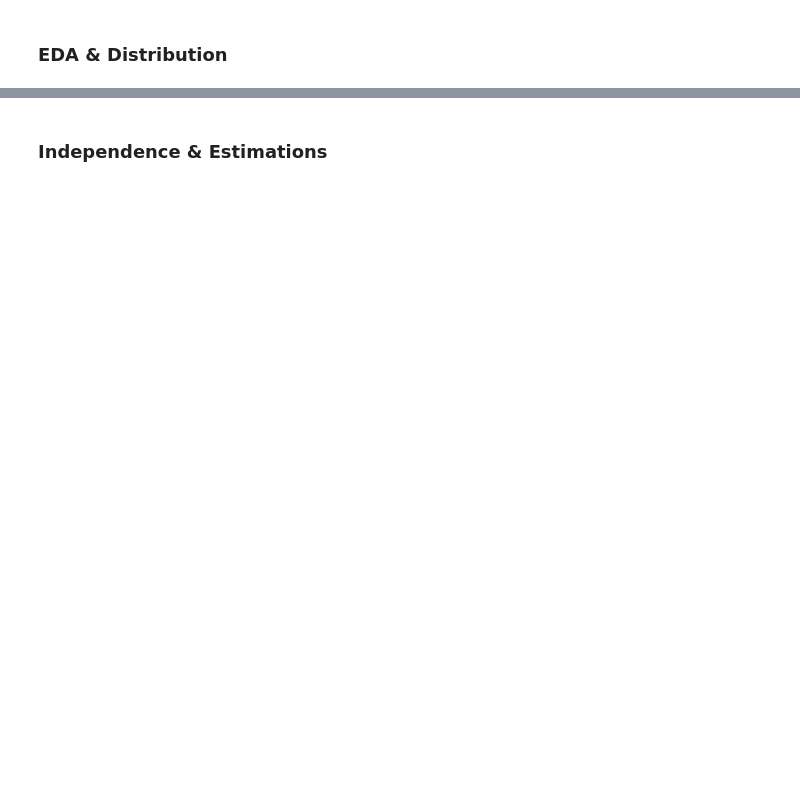
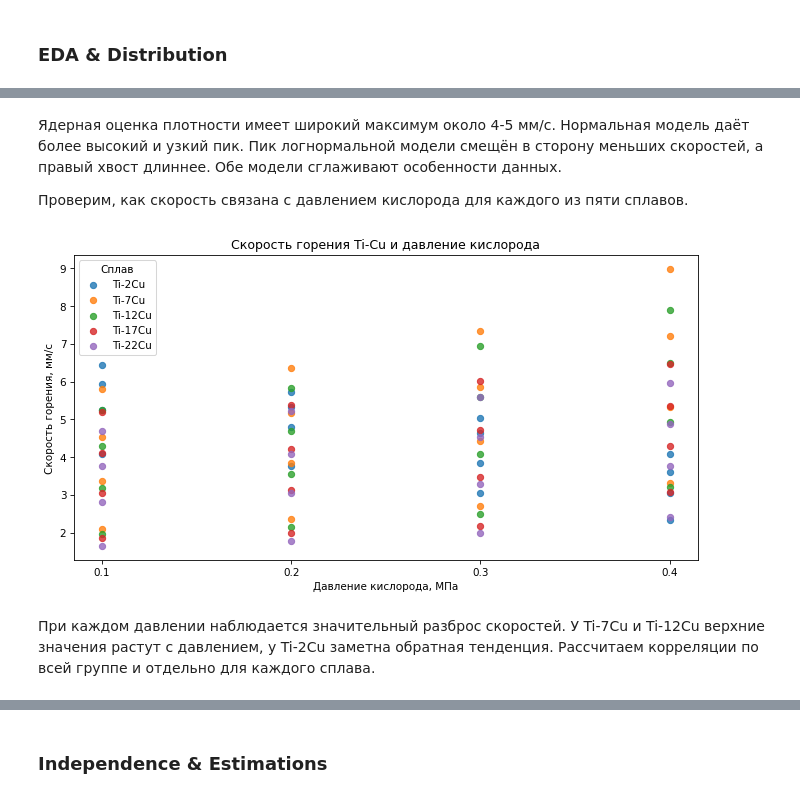
Before and after one commit to ekairaliev/AppStat-Lab01, a Jupyter notebook: AppStat_Lab01.ipynb, the cells around one changed output, grey strips where cells are left out. Drawn from its saved outputs; the diff is of its cells as text; code cells hidden in the pictures; blank space fills up the shorter version.

```diff
--- a/AppStat_Lab01.ipynb
+++ b/AppStat_Lab01.ipynb
@@ -3044,0 +3075,20 @@ display(
+# %%
+burning = burning_raw.iloc[2:].copy()
+
+burning.columns = [
+    "material",
+    "Ti", "Al", "Cu", "Si", "V", "Cr", "Zr", "Mg", "Ni", "Fe", "C",
+    "oxygen_pressure_mpa",
+    "combustion_length_mm",
+    "burning_rate_mm_s",
+    "rod_diameter_mm",
+    "burning_rate_mm3_s",
+    "source_reference"
+]
+
+burning.insert(0, "excel_row", burning.index + 1)
+burning = burning.reset_index(drop=True)
+
+display(burning.head())
+print("Количество записей:", len(burning))
+display(burning.isna().sum().to_frame("Количество пропусков"))
@@ -3044,0 +3568,37 @@ display(
+# %% [markdown]
+Ядерная оценка плотности имеет широкий максимум около 4-5 мм/с.
+Нормальная модель даёт более высокий и узкий пик.
+Пик логнормальной модели смещён в сторону меньших скоростей,
+а правый хвост длиннее. Обе модели сглаживают особенности данных.
+
+Проверим, как скорость связана с давлением кислорода
+для каждого из пяти сплавов.
+# %%
+plt.figure(figsize=(9, 5))
+
+for material in ti_cu_materials:
+    group = burning_ti_cu.loc[
+        burning_ti_cu["material"] == material
+    ]
+
+    plt.scatter(
+        group["oxygen_pressure_mpa"],
+        group["burning_rate_mm_s"],
+        label=material,
+        alpha=0.8
+    )
+
+plt.xlabel("Давление кислорода, МПа")
+plt.ylabel("Скорость горения, мм/с")
+plt.title("Скорость горения Ti-Cu и давление кислорода")
+plt.xticks([0.1, 0.2, 0.3, 0.4])
+plt.legend(title="Сплав")
+plt.tight_layout()
+plt.show()
+# %% [output]
+[figure, added]
+# %% [markdown]
+При каждом давлении наблюдается значительный разброс скоростей.
+У Ti-7Cu и Ti-12Cu верхние значения растут с давлением,
+у Ti-2Cu заметна обратная тенденция. Рассчитаем корреляции
+по всей группе и отдельно для каждого сплава.
```
Also changed, not shown: parts of 38 cells of this notebook.
